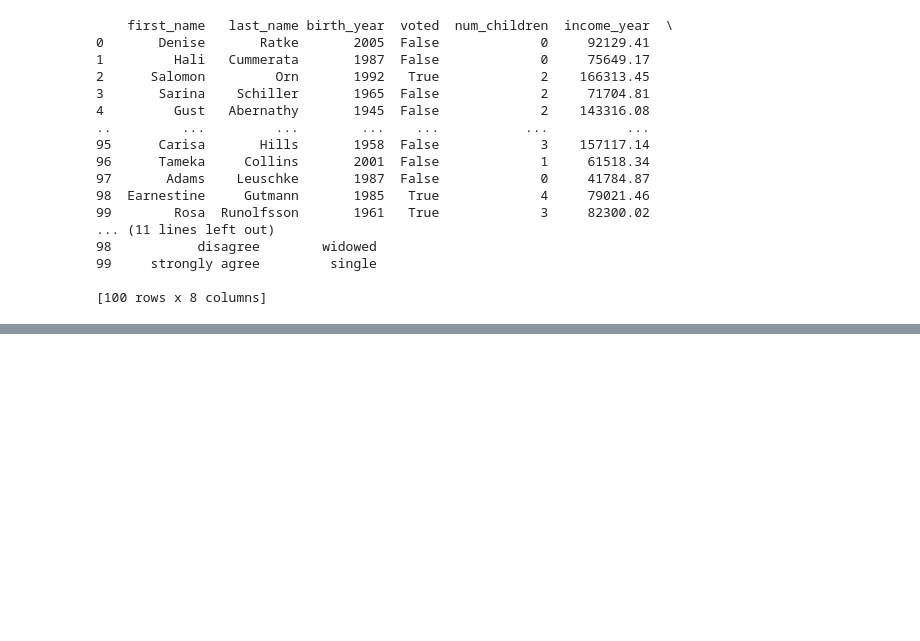
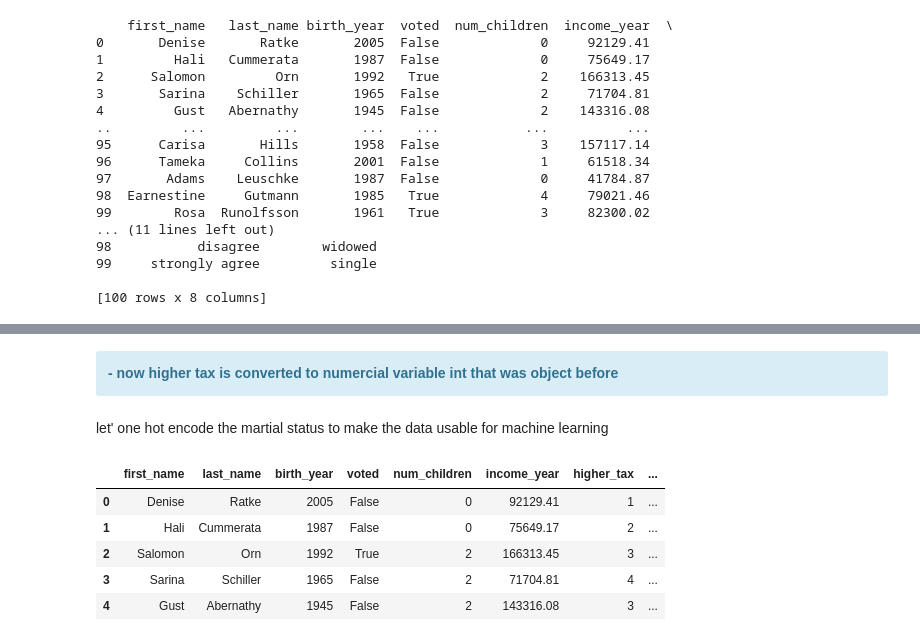
Before and after one commit to Dotrako/Pandas, a Jupyter notebook: Census Data Project/Census Data Analysis.ipynb, the cells around one changed output, grey strips where cells are left out. Saved outputs shown, nothing was run; the diff lists cells and outputs as text; code cells hidden in the pictures; blank space fills up the shorter version.

```diff
--- a/Census Data Project/Census Data Analysis.ipynb
+++ b/Census Data Project/Census Data Analysis.ipynb
@@ -38,0 +196,17 @@ print(census)
+# %% [markdown]
+<div class="alert alert-block alert-info">
+<b>- now higher tax is converted to numercial variable int that was object before</b>
+</div>
+# %% [markdown]
+let' one hot encode the martial status to make the data usable for machine learning
+# %%
+census = pd.get_dummies(data=census, columns=["marital_status"])
+
+census.head()
+# %% [output]
+|  | first_name | last_name | birth_year | voted | num_children | income_year | higher_tax | ... |
+| 0 | Denise | Ratke | 2005 | False | 0 | 92129.41 | 1 | ... |
+| 1 | Hali | Cummerata | 1987 | False | 0 | 75649.17 | 2 | ... |
+| 2 | Salomon | Orn | 1992 | True | 2 | 166313.45 | 3 | ... |
+| 3 | Sarina | Schiller | 1965 | False | 2 | 71704.81 | 4 | ... |
+| 4 | Gust | Abernathy | 1945 | False | 2 | 143316.08 | 3 | ... |
```
Also changed, not shown: parts of 36 cells of this notebook.
